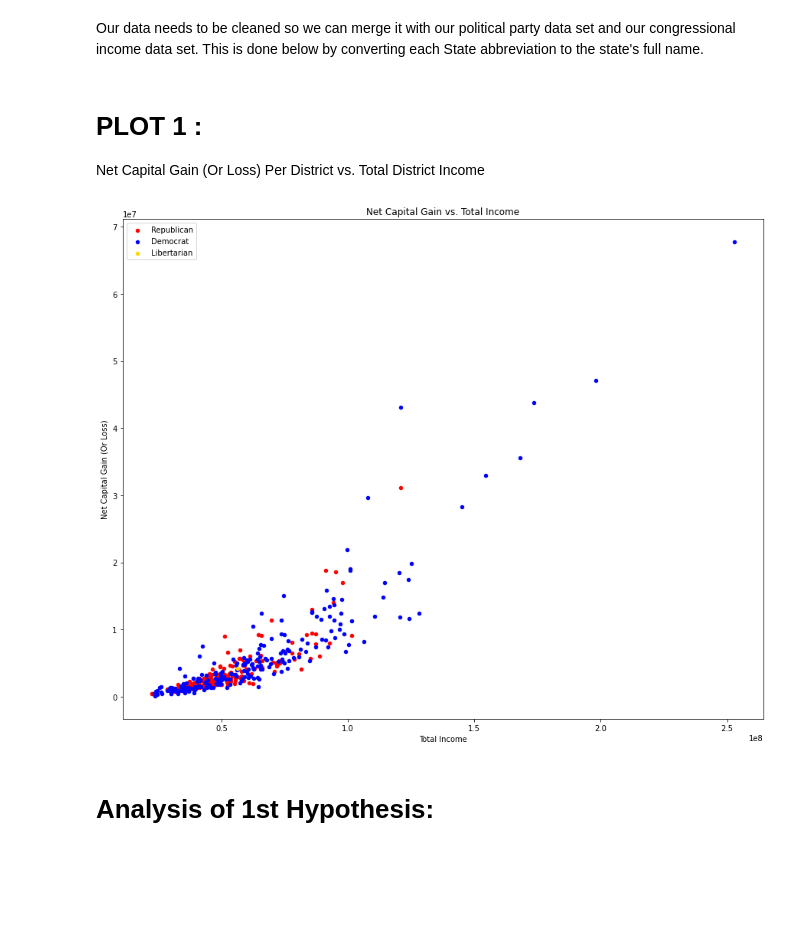
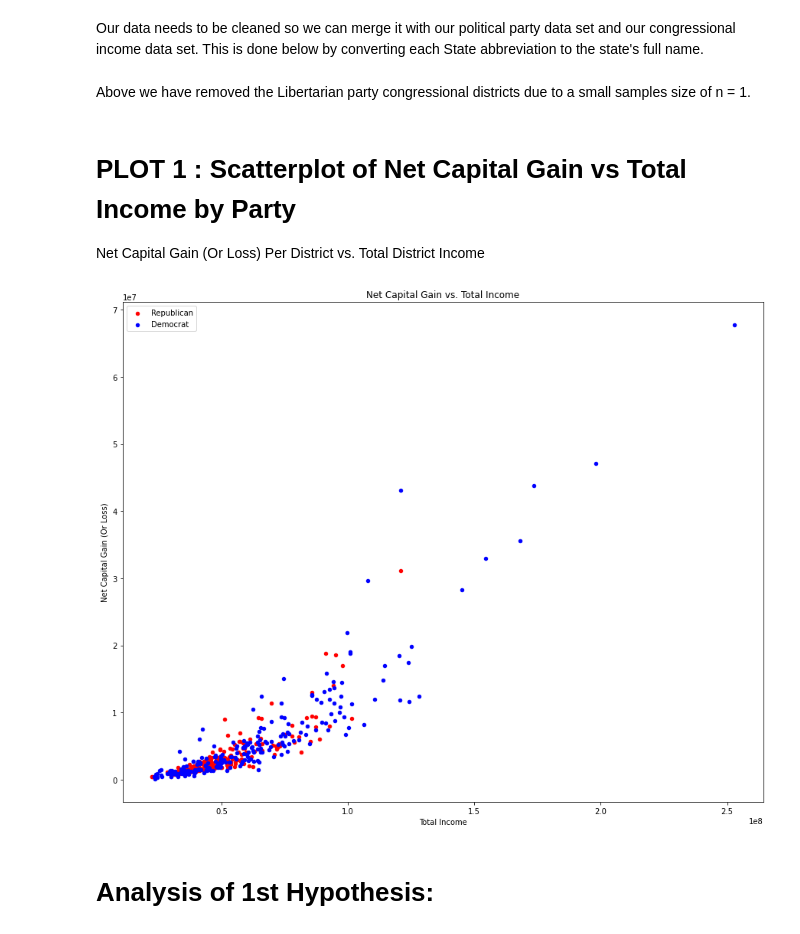
Before and after one commit to harrisonp1223/CongressionalAnalytics, a Jupyter notebook: GSB_521_Project_Build.ipynb, the cells around one changed output. Drawn from its saved outputs; the diff is of its cells as text; code cells hidden in the pictures; blank space fills up the shorter version.

```diff
--- a/GSB_521_Project_Build.ipynb
+++ b/GSB_521_Project_Build.ipynb
@@ -99,24 +99,31 @@ merged_df_final['CONG_DISTRICT'] = merged_df_final['State'] + "_" + merged_df_fi
 agg_data = merged_df_final.groupby(['CONG_DISTRICT']).agg({'Total Income': 'sum',
                                                            'COVID Unemployment Compensation Amount': 'sum',
                                                            'Net Capital Gain (Or Loss)': 'sum', "Party": "first"})
+
+
+filtered = agg_data["Party"] != "L"
+
+agg_data = agg_data[filtered]
+# %% [markdown]
+Above we have removed the Libertarian party congressional districts due to a small samples size of n = 1.
 # %% [markdown]
-# PLOT 1 :
+# PLOT 1 : Scatterplot of Net Capital Gain vs Total Income by Party
 
 Net Capital Gain (Or Loss) Per District vs. Total District Income
 # %%
 R = agg_data[agg_data['Party'].str.contains('R')]
 D = agg_data[agg_data['Party'].str.contains('D')]
-L = agg_data[agg_data['Party'].str.contains('L')]
+
 
 fig, ax = plt.subplots(figsize=(15, 12))
 R.plot.scatter(x='Total Income', y='Net Capital Gain (Or Loss)', c='red',label='Republican', ax=ax, title = 'Net Capital Gain vs. Total Income')
 D.plot.scatter(x='Total Income', y='Net Capital Gain (Or Loss)',c='blue',label='Democrat', ax=ax)
-L.plot.scatter(x='Total Income', y='Net Capital Gain (Or Loss)',c='gold',label='Libertarian', ax=ax)
+
 
 plt.legend()
 plt.show()
 # %% [output]
-[figure, old version]
+[figure, new version]
 # %% [markdown]
 # Analysis of 1st Hypothesis:
 # %% [markdown]
```
Also changed, not shown: parts of 13 cells of this notebook.
